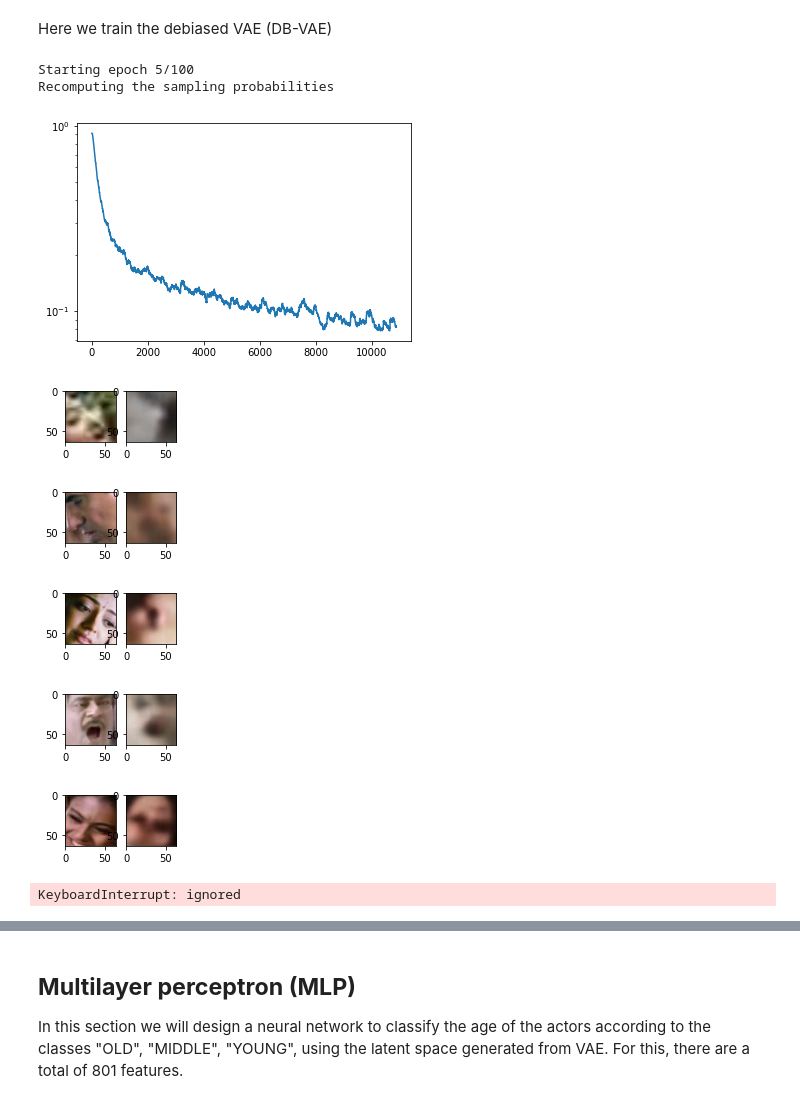
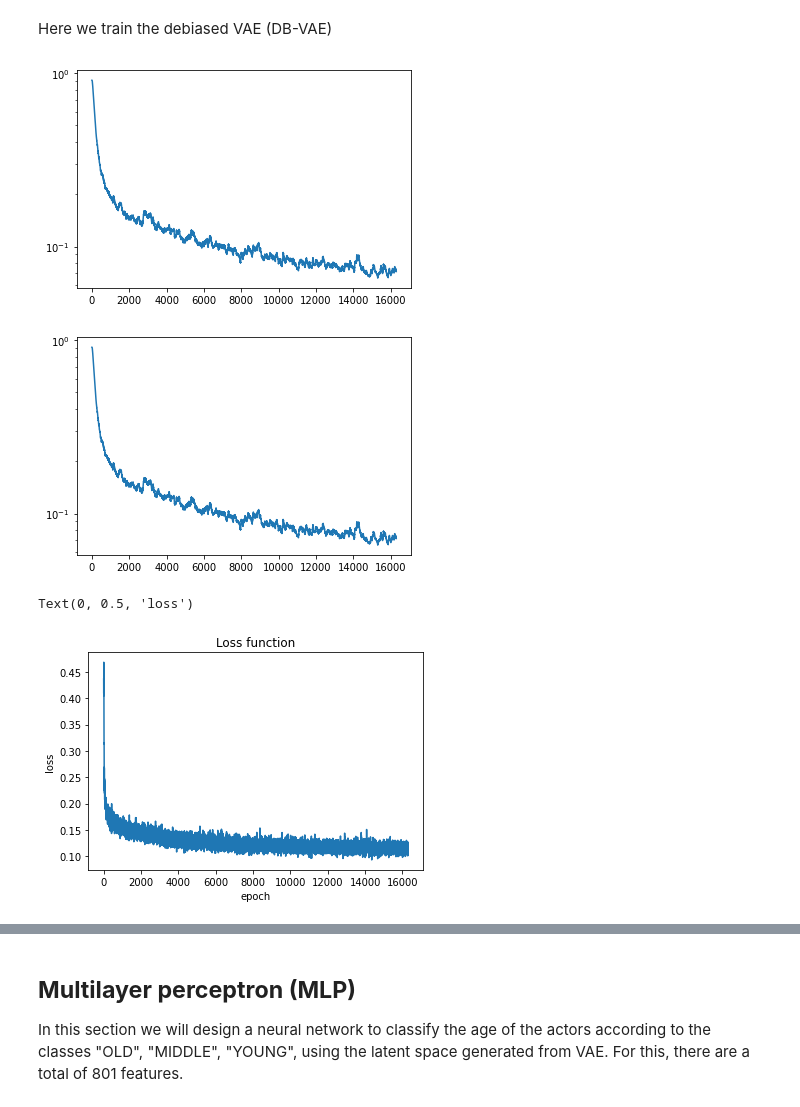
Before and after one commit to TEAM-IMT/Age-Detection-Actors-Challenge, a Jupyter notebook: age_detection_actors.ipynb, the cells around one changed output, grey strips where cells are left out. Saved outputs shown, nothing was run; the diff lists cells and outputs as text; code cells hidden in the pictures.

```diff
--- a/age_detection_actors.ipynb
+++ b/age_detection_actors.ipynb
@@ -586,7 +608,7 @@ def debiasing_loss_function(x, x_pred, y, y_logit, mu, logsigma):
   )
   # total_loss = # TODO
 
-  return total_loss, classification_loss
+  return total_loss, classification_loss, vae_loss
 # %% [markdown]
 ### DB-VAE architecture
 
@@ -764,6 +786,7 @@ Here we train the debiased VAE (DB-VAE)
 ### Training the DB-VAE ###
 
 loss_history = mdl.util.LossHistory(smoothing_factor=0.99)
+loss_VAE = []
 # Hyperparameters
 batch_size = 32
 learning_rate = 5e-4
@@ -772,7 +795,7 @@ latent_dim = 100
 
 # DB-VAE needs slightly more epochs to train since its more complex than
 # the standard classifier so we use 6 instead of 2
-num_epochs = 30
+num_epochs = 6
 
 # instantiate a new DB-VAE model and optimizer
 dbvae = DB_VAE(latent_dim)
@@ -790,7 +813,7 @@ def debiasing_train_step(x, y):
     y_logit, z_mean, z_logsigma, x_recon = dbvae(x)
 
     '''TODO: call the DB_VAE loss function to compute the loss'''
-    loss, class_loss = debiasing_loss_function(x, x_recon, y, y_logit, z_mean, z_logsigma)
+    loss, class_loss, vae_loss = debiasing_loss_function(x, x_recon, y, y_logit, z_mean, z_logsigma)
 
 
   '''TODO: use the GradientTape.gradient method to compute the gradients.
@@ -800,49 +823,51 @@ def debiasing_train_step(x, y):
 
   # apply gradients to variables
   optimizer.apply_gradients(zip(grads, dbvae.trainable_variables))
-  return loss
+  return loss, vae_loss
 
 # get training faces from data loader
 all_faces = loader.get_all_train_faces()
 
 if hasattr(tqdm, '_instances'): tqdm._instances.clear() # clear if it exists
 
 # The training loop -- outer loop iterates over the number of epochs
 for i in range(num_epochs):
 
   IPython.display.clear_output(wait=True)
   print("Starting epoch {}/{}".format(i+1, num_epochs))
 
   # Recompute data sampling proabilities
   '''TODO: recompute the sampling probabilities for debiasing'''
   p_faces = get_training_sample_probabilities(all_faces, dbvae)
 
 
   # get a batch of training data and compute the training step
   for j in tqdm(range(loader.get_train_size() // batch_size)):
     # load a batch of data
     (x, y) = loader.get_batch(batch_size, p_pos=p_faces)
     # loss optimization
-    loss = debiasing_train_step(x, y)
+    loss, vae_loss = debiasing_train_step(x, y)
     loss_history.append(loss.numpy().mean())
+    loss_VAE.append(vae_loss.numpy().mean())
     #print(f'[INFO] epoch {j} loss {loss} ')
 
 
 
     # plot the progress every 200 steps
     if j % 500 == 0:
      mdl.util.plot_sample(x, y, dbvae)
   plotter.plot(loss_history.get())
 # %% [output]
-Starting epoch 5/100
-Recomputing the sampling probabilities
-[figure, old version]
+[figure, new version]
-[figure, old version]
+[figure, new version]
-[figure, removed]
-[figure, removed]
-[figure, removed]
-[figure, removed]
-KeyboardInterrupt: ignored
+# %%
+plt.plot(loss_VAE)
+plt.title('Loss function')
+plt.xlabel('epoch')
+plt.ylabel('loss')
+# %% [output]
+Text(0, 0.5, 'loss')
+[figure, added]
 # %%
 dbvae.save_weights('/content/model.h5')
 # %%
```
Also changed, not shown: parts of 10 cells of this notebook.
